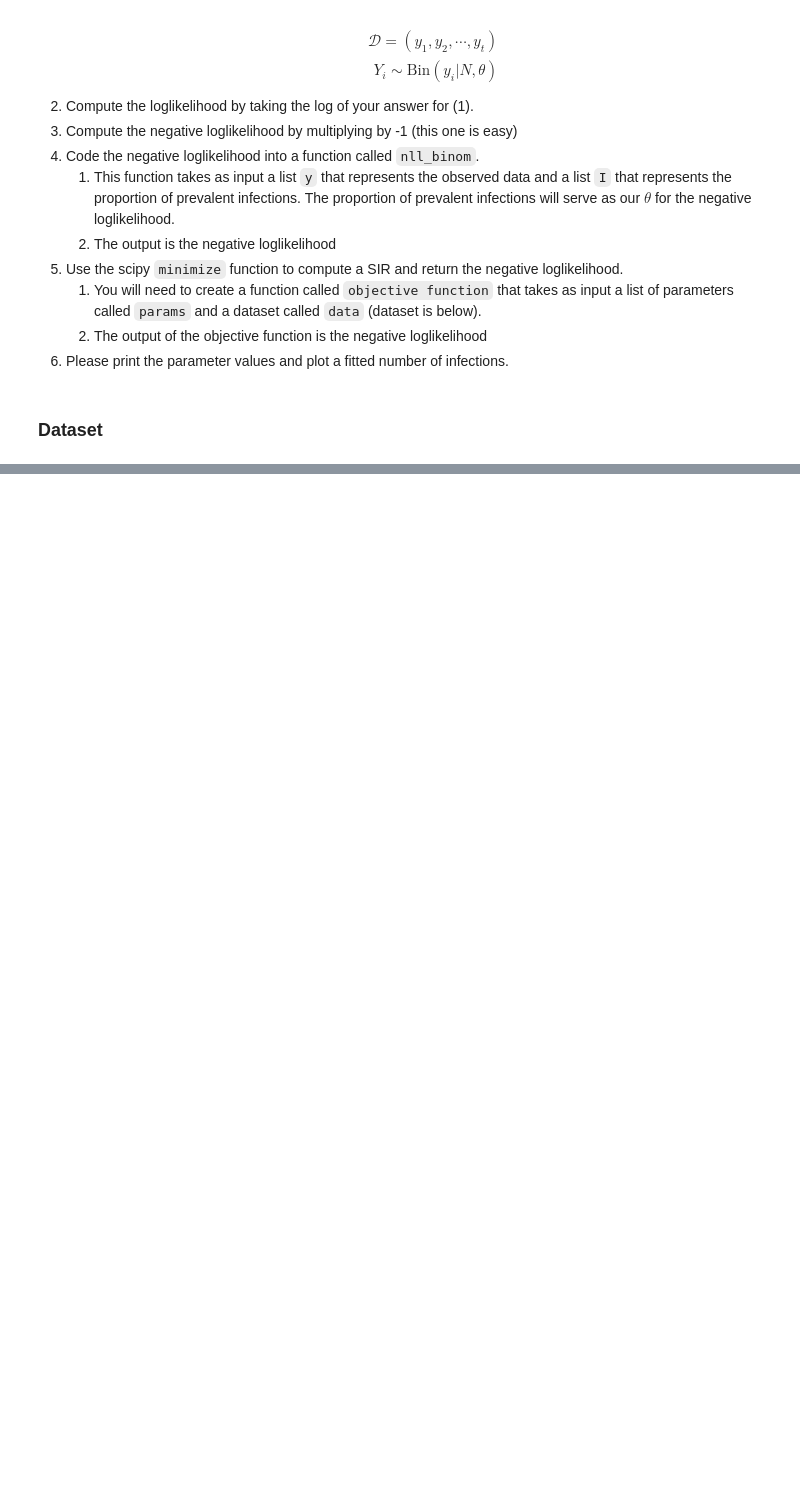
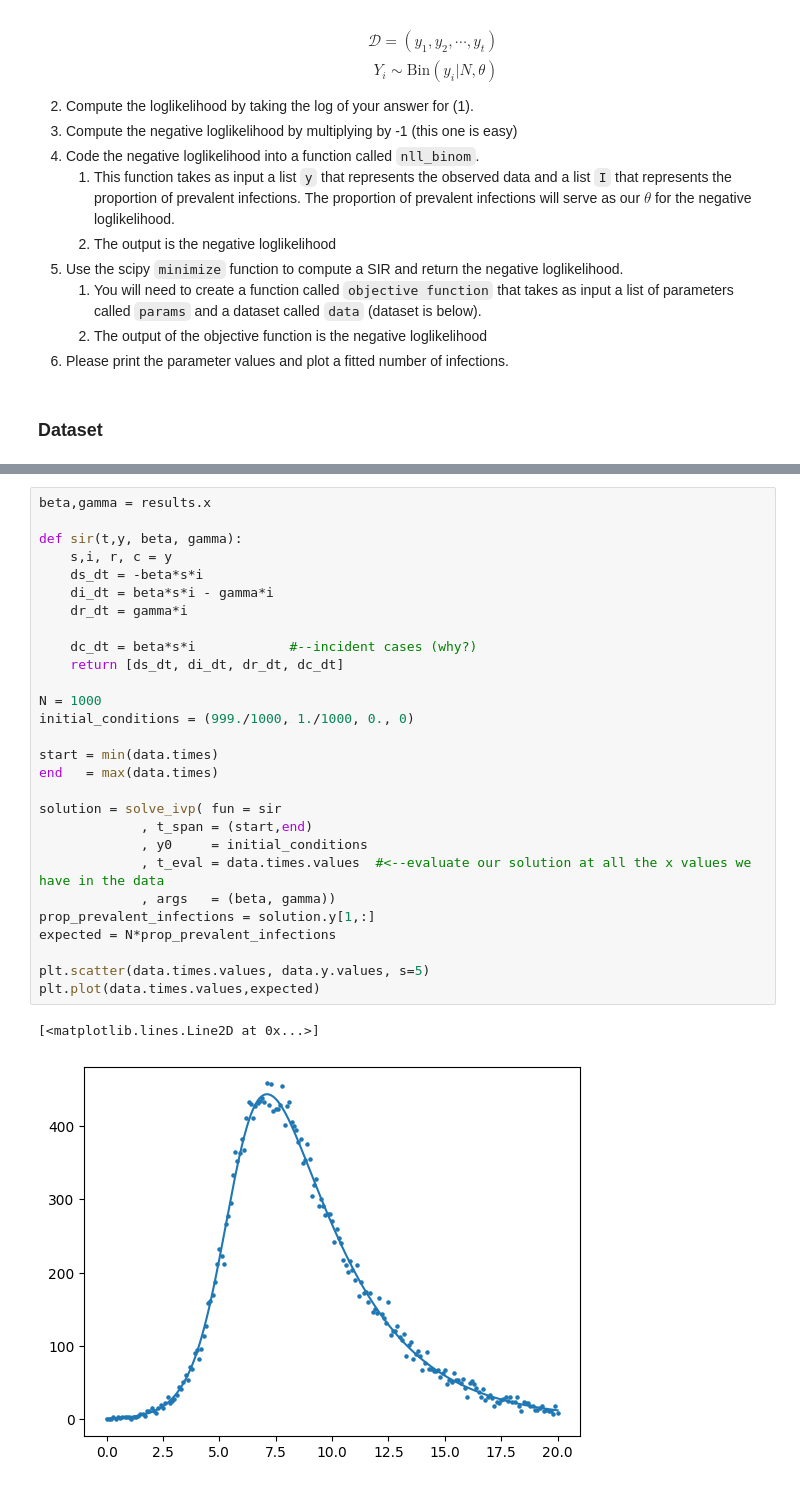
Before and after one commit to computationalUncertaintyLab/outbreak_book, a Jupyter notebook: outbreak_science/chap7.ipynb, the cells around one changed output, grey strips where cells are left out. Saved outputs shown, nothing was run; the diff lists cells and outputs as text; blank space fills up the shorter version.

```diff
--- a/outbreak_science/chap7.ipynb
+++ b/outbreak_science/chap7.ipynb
@@ -517,0 +569,31 @@ plt.scatter(data.times, data.y, color='k', s=5)
+# %%
+beta,gamma = results.x
+
+def sir(t,y, beta, gamma):
+    s,i, r, c = y
+    ds_dt = -beta*s*i
+    di_dt = beta*s*i - gamma*i
+    dr_dt = gamma*i
+
+    dc_dt = beta*s*i            #--incident cases (why?)
+    return [ds_dt, di_dt, dr_dt, dc_dt]
+
+N = 1000
+initial_conditions = (999./1000, 1./1000, 0., 0)
+
+start = min(data.times)
+end   = max(data.times)
+
+solution = solve_ivp( fun = sir
+             , t_span = (start,end)
+             , y0     = initial_conditions
+             , t_eval = data.times.values  #<--evaluate our solution at all the x values we have in the data
+             , args   = (beta, gamma))
+prop_prevalent_infections = solution.y[1,:]
+expected = N*prop_prevalent_infections
+
+plt.scatter(data.times.values, data.y.values, s=5)
+plt.plot(data.times.values,expected)
+# %% [output]
+[<matplotlib.lines.Line2D at 0x...>]
+[figure, added]
```
Also changed, not shown: parts of 11 cells of this notebook.
